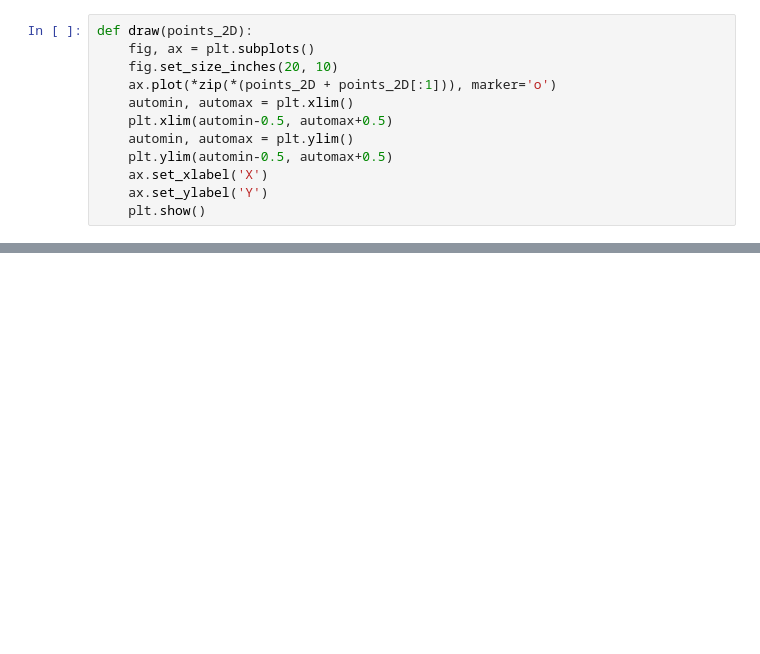
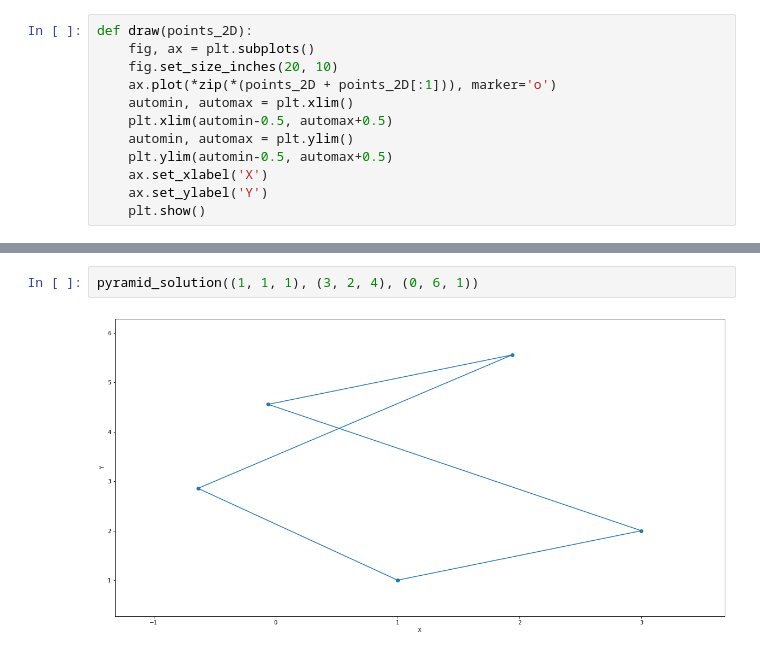
Before and after one commit to Danila-Pechenev/GeometryProject, a Jupyter notebook: Solution.ipynb, the cells around one changed output, grey strips where cells are left out. Drawn from its saved outputs; the diff is of its cells as text; blank space fills up the shorter version.

```diff
--- a/Solution.ipynb
+++ b/Solution.ipynb
@@ -109,0 +143,4 @@ def cube_solution(A, B, C):
+# %%
+pyramid_solution((1, 1, 1), (3, 2, 4), (0, 6, 1))
+# %% [output]
+[figure, added]
```
Also changed, not shown: parts of 6 cells of this notebook.
